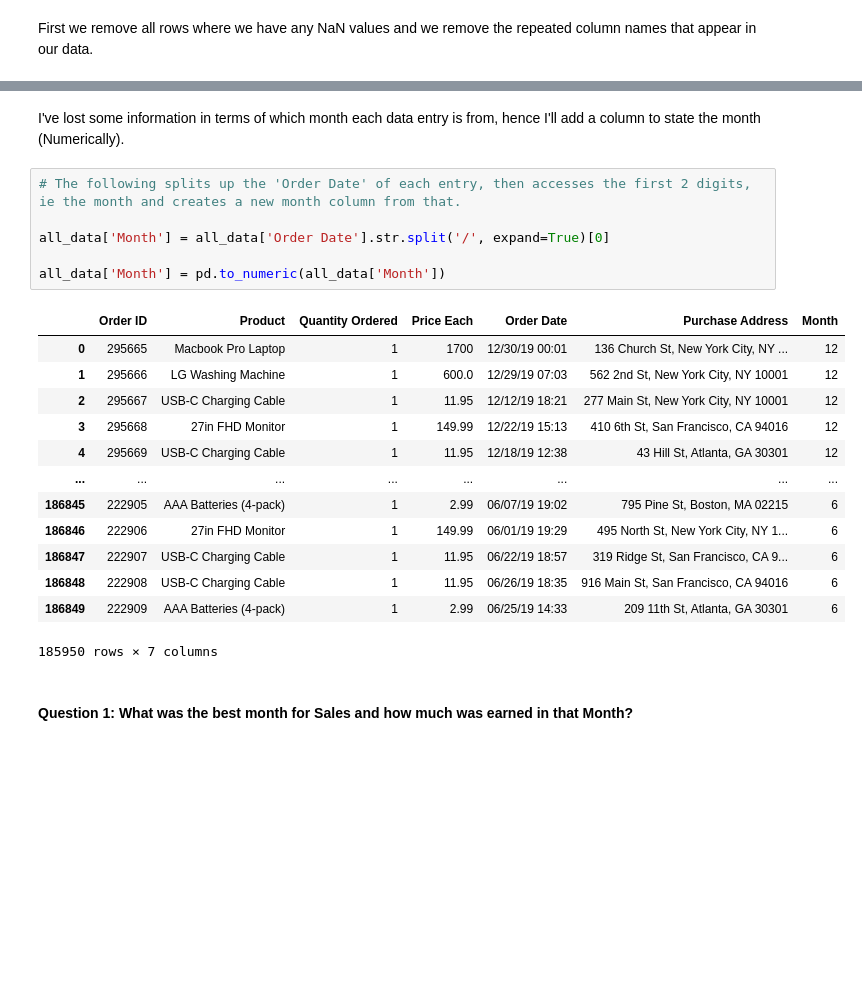
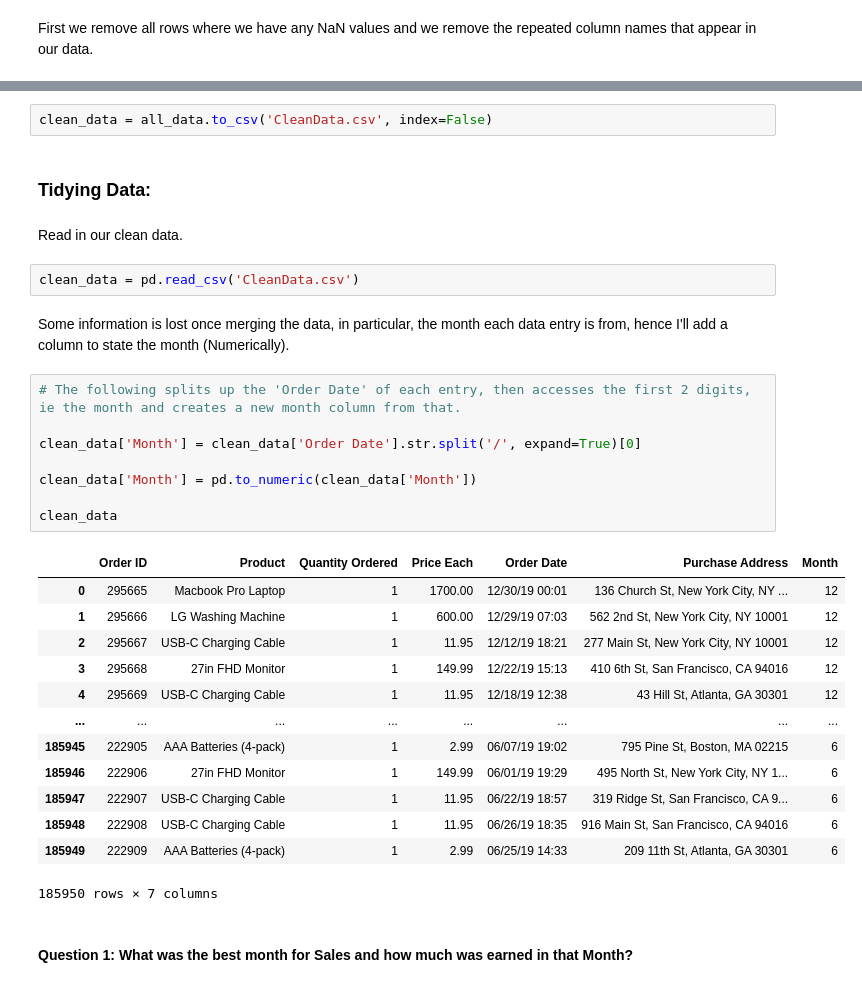
Before and after one commit to tajpatel58/Machine-Learning-, a Jupyter notebook: Data Science Practice/Sales Analysis/Sales_Analysis.ipynb, the cells around one changed output, grey strips where cells are left out. Cells and saved outputs as stored; diff of their text form; blank space fills up the shorter version.

```diff
--- a/Data Science Practice/Sales Analysis/Sales_Analysis.ipynb
+++ b/Data Science Practice/Sales Analysis/Sales_Analysis.ipynb
@@ -57,24 +59,34 @@ all_data.reset_index(drop=True)
+# %%
+clean_data = all_data.to_csv('CleanData.csv', index=False)
+# %% [markdown]
+### Tidying Data:
+# %% [markdown]
+Read in our clean data.
+# %%
+clean_data = pd.read_csv('CleanData.csv')
 # %% [markdown]
-I've lost some information in terms of which month each data entry is from, hence I'll add a column to state the month (Numerically).
+Some information is lost once merging the data, in particular, the month each data entry is from, hence I'll add a column to state the month (Numerically).
 # %%
 # The following splits up the 'Order Date' of each entry, then accesses the first 2 digits, ie the month and creates a new month column from that.
 
-all_data['Month'] = all_data['Order Date'].str.split('/', expand=True)[0]
+clean_data['Month'] = clean_data['Order Date'].str.split('/', expand=True)[0]
 
-all_data['Month'] = pd.to_numeric(all_data['Month'])
+clean_data['Month'] = pd.to_numeric(clean_data['Month'])
+
+clean_data
 # %% [output]
 |  | Order ID | Product | Quantity Ordered | Price Each | Order Date | Purchase Address | Month |
-| 0 | 295665 | Macbook Pro Laptop | 1 | 1700 | 12/30/19 00:01 | 136 Church St, New York City, NY ... | 12 |
-| 1 | 295666 | LG Washing Machine | 1 | 600.0 | 12/29/19 07:03 | 562 2nd St, New York City, NY 10001 | 12 |
+| 0 | 295665 | Macbook Pro Laptop | 1 | 1700.00 | 12/30/19 00:01 | 136 Church St, New York City, NY ... | 12 |
+| 1 | 295666 | LG Washing Machine | 1 | 600.00 | 12/29/19 07:03 | 562 2nd St, New York City, NY 10001 | 12 |
 | 2 | 295667 | USB-C Charging Cable | 1 | 11.95 | 12/12/19 18:21 | 277 Main St, New York City, NY 10001 | 12 |
 | 3 | 295668 | 27in FHD Monitor | 1 | 149.99 | 12/22/19 15:13 | 410 6th St, San Francisco, CA 94016 | 12 |
 | 4 | 295669 | USB-C Charging Cable | 1 | 11.95 | 12/18/19 12:38 | 43 Hill St, Atlanta, GA 30301 | 12 |
 | ... | ... | ... | ... | ... | ... | ... | ... |
-| 186845 | 222905 | AAA Batteries (4-pack) | 1 | 2.99 | 06/07/19 19:02 | 795 Pine St, Boston, MA 02215 | 6 |
-| 186846 | 222906 | 27in FHD Monitor | 1 | 149.99 | 06/01/19 19:29 | 495 North St, New York City, NY 1... | 6 |
-| 186847 | 222907 | USB-C Charging Cable | 1 | 11.95 | 06/22/19 18:57 | 319 Ridge St, San Francisco, CA 9... | 6 |
-| 186848 | 222908 | USB-C Charging Cable | 1 | 11.95 | 06/26/19 18:35 | 916 Main St, San Francisco, CA 94016 | 6 |
-| 186849 | 222909 | AAA Batteries (4-pack) | 1 | 2.99 | 06/25/19 14:33 | 209 11th St, Atlanta, GA 30301 | 6 |
+| 185945 | 222905 | AAA Batteries (4-pack) | 1 | 2.99 | 06/07/19 19:02 | 795 Pine St, Boston, MA 02215 | 6 |
+| 185946 | 222906 | 27in FHD Monitor | 1 | 149.99 | 06/01/19 19:29 | 495 North St, New York City, NY 1... | 6 |
+| 185947 | 222907 | USB-C Charging Cable | 1 | 11.95 | 06/22/19 18:57 | 319 Ridge St, San Francisco, CA 9... | 6 |
+| 185948 | 222908 | USB-C Charging Cable | 1 | 11.95 | 06/26/19 18:35 | 916 Main St, San Francisco, CA 94016 | 6 |
+| 185949 | 222909 | AAA Batteries (4-pack) | 1 | 2.99 | 06/25/19 14:33 | 209 11th St, Atlanta, GA 30301 | 6 |
 185950 rows × 7 columns
 # %% [markdown]
 #### Question 1: What was the best month for Sales and how much was earned in that Month?
```
Also changed, not shown: parts of 15 cells of this notebook.
